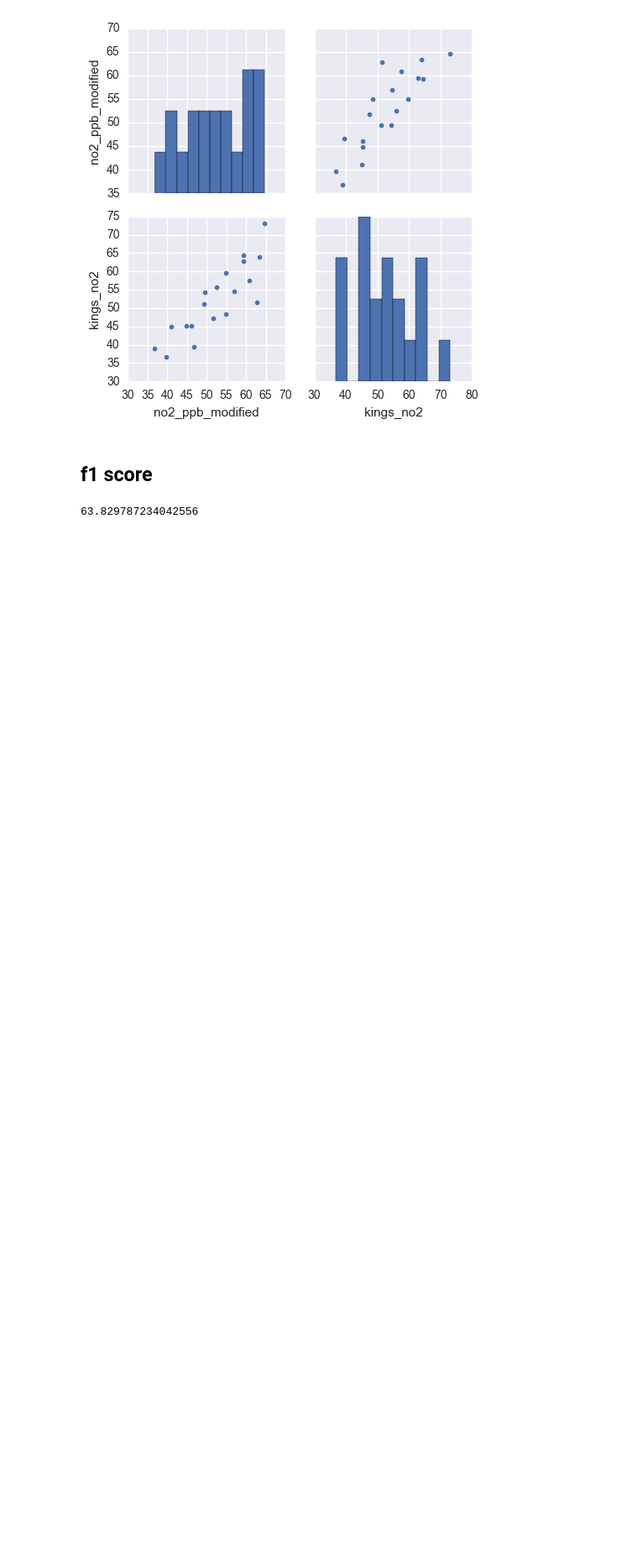
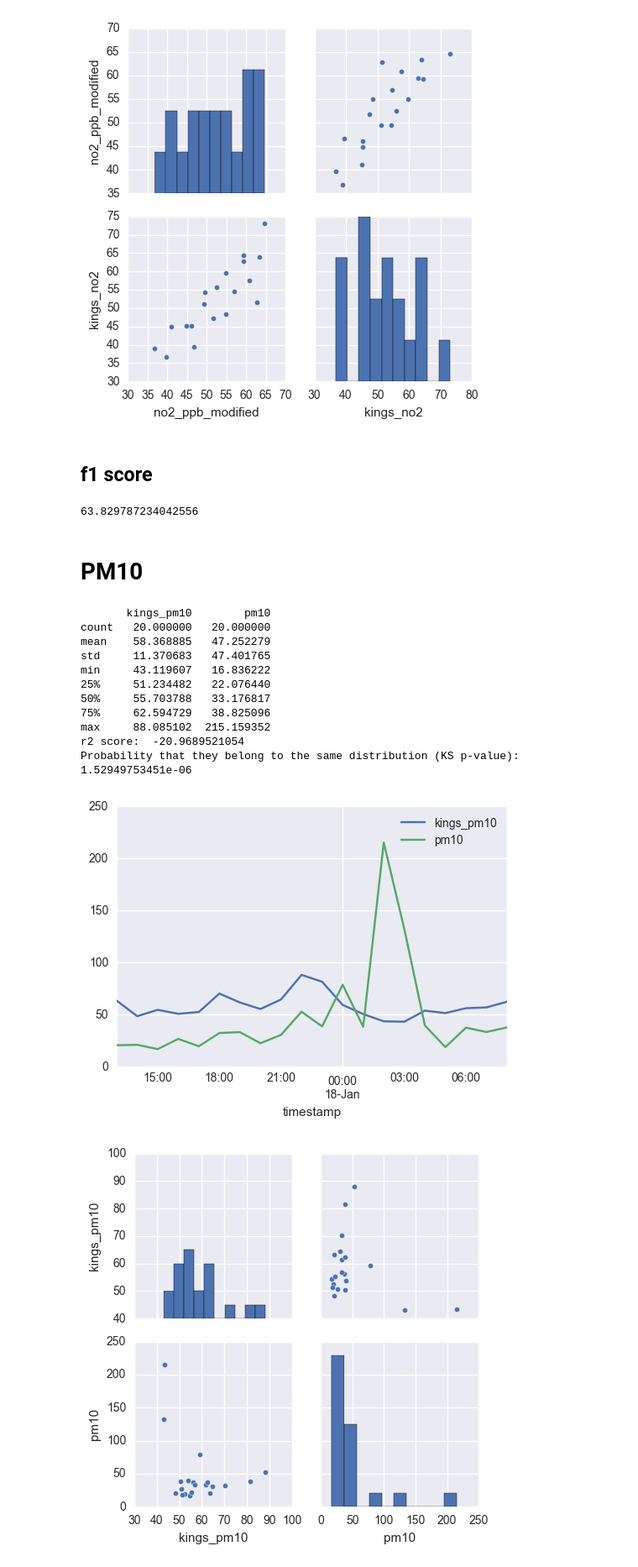
Before and after one commit to lingxz/climathon2016, a Jupyter notebook: sensors-colocation.ipynb, the cells around one changed output. Shown: that part at 84% size. Saved outputs shown, nothing was run; the diff lists cells and outputs as text; code cells hidden in the pictures; blank space fills up the shorter version.

Commit message:
added back the pm10 graph

```diff
--- a/sensors-colocation.ipynb
+++ b/sensors-colocation.ipynb
@@ -532,3 +532,21 @@ NO2_WHO_THRESHOLD_PPB
 # %%
 # f1 score after some normalization
 # f1_score(no2_r2_df.dropna()['kings_no2'] > NO2_WHO_THRESHOLD_PPB, no2_r2_df.dropna()['no2_ppb_modified'] > NO2_WHO_THRESHOLD_PPB)
+# %% [markdown]
+# PM10
+# %%
+compare(ds_merged, 'kings_pm10', 'pm10')
+# %% [output]
+       kings_pm10        pm10
+count   20.000000   20.000000
+mean    58.368885   47.252279
+std     11.370683   47.401765
+min     43.119607   16.836222
+25%     51.234482   22.076440
+50%     55.703788   33.176817
+75%     62.594729   38.825096
+max     88.085102  215.159352
+r2 score:  -20.9689521054
+Probability that they belong to the same distribution (KS p-value):  1.52949753451e-06
+[figure, added]
+[figure, added]
```
